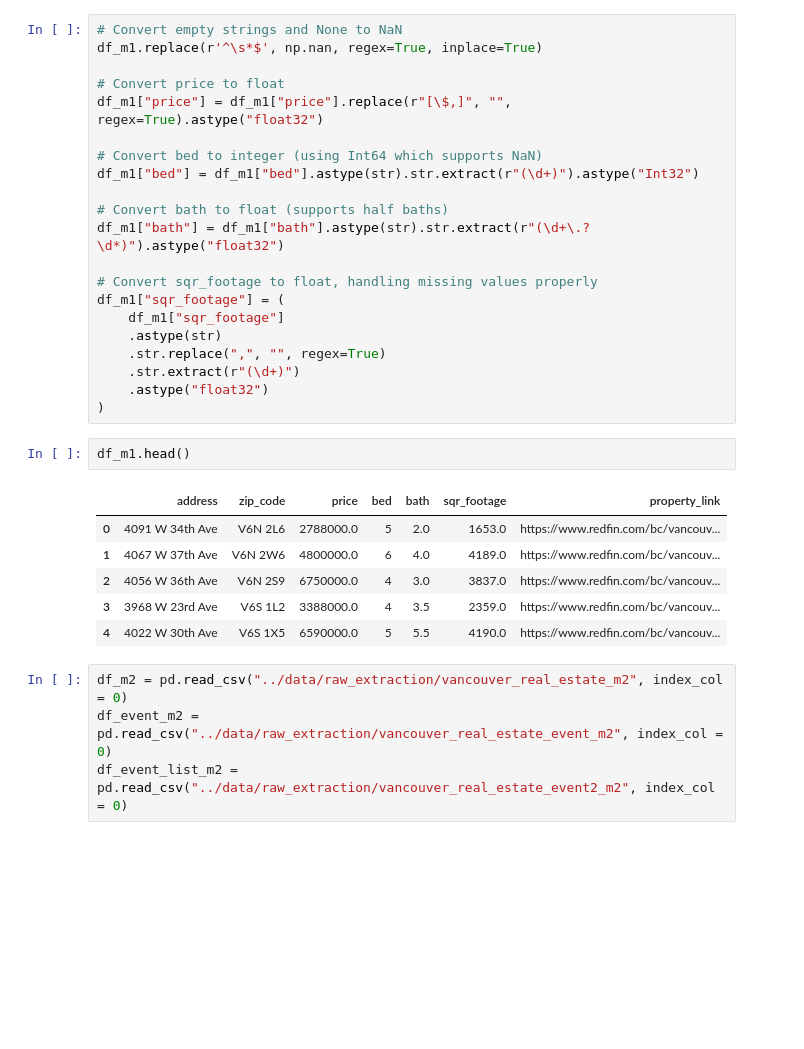
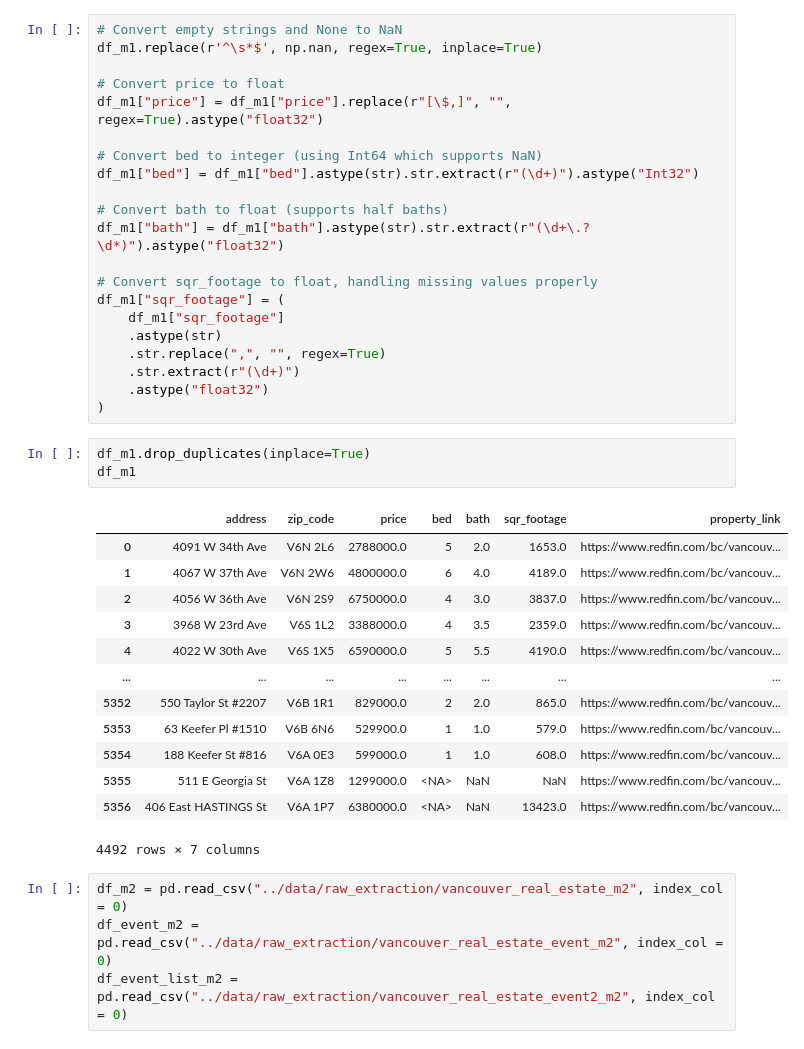
Before and after one commit to chrisgqy/Redfin_RealEstate_ETL, a Jupyter notebook: notebook/transformation.ipynb, the cells around one changed output. Saved outputs shown, nothing was run; the diff lists cells and outputs as text; blank space fills up the shorter version.

```diff
--- a/notebook/transformation.ipynb
+++ b/notebook/transformation.ipynb
@@ -31,15 +31,23 @@ df_m1["sqr_footage"] = (
     .str.extract(r"(\d+)")
     .astype("float32")
 )
-# %%
-df_m1.head()
-# %% [output]
-|  | address | zip_code | price | bed | bath | sqr_footage | property_link |
-| 0 | 4091 W 34th Ave | V6N 2L6 | 2788000.0 | 5 | 2.0 | 1653.0 | https://www.redfin.com/bc/vancouv... |
-| 1 | 4067 W 37th Ave | V6N 2W6 | 4800000.0 | 6 | 4.0 | 4189.0 | https://www.redfin.com/bc/vancouv... |
-| 2 | 4056 W 36th Ave | V6N 2S9 | 6750000.0 | 4 | 3.0 | 3837.0 | https://www.redfin.com/bc/vancouv... |
-| 3 | 3968 W 23rd Ave | V6S 1L2 | 3388000.0 | 4 | 3.5 | 2359.0 | https://www.redfin.com/bc/vancouv... |
-| 4 | 4022 W 30th Ave | V6S 1X5 | 6590000.0 | 5 | 5.5 | 4190.0 | https://www.redfin.com/bc/vancouv... |
+# %%
+df_m1.drop_duplicates(inplace=True)
+df_m1
+# %% [output]
+|  | address | zip_code | price | bed | bath | sqr_footage | property_link |
+| 0 | 4091 W 34th Ave | V6N 2L6 | 2788000.0 | 5 | 2.0 | 1653.0 | https://www.redfin.com/bc/vancouv... |
+| 1 | 4067 W 37th Ave | V6N 2W6 | 4800000.0 | 6 | 4.0 | 4189.0 | https://www.redfin.com/bc/vancouv... |
+| 2 | 4056 W 36th Ave | V6N 2S9 | 6750000.0 | 4 | 3.0 | 3837.0 | https://www.redfin.com/bc/vancouv... |
+| 3 | 3968 W 23rd Ave | V6S 1L2 | 3388000.0 | 4 | 3.5 | 2359.0 | https://www.redfin.com/bc/vancouv... |
+| 4 | 4022 W 30th Ave | V6S 1X5 | 6590000.0 | 5 | 5.5 | 4190.0 | https://www.redfin.com/bc/vancouv... |
+| ... | ... | ... | ... | ... | ... | ... | ... |
+| 5352 | 550 Taylor St #2207 | V6B 1R1 | 829000.0 | 2 | 2.0 | 865.0 | https://www.redfin.com/bc/vancouv... |
+| 5353 | 63 Keefer Pl #1510 | V6B 6N6 | 529900.0 | 1 | 1.0 | 579.0 | https://www.redfin.com/bc/vancouv... |
+| 5354 | 188 Keefer St #816 | V6A 0E3 | 599000.0 | 1 | 1.0 | 608.0 | https://www.redfin.com/bc/vancouv... |
+| 5355 | 511 E Georgia St | V6A 1Z8 | 1299000.0 | <NA> | NaN | NaN | https://www.redfin.com/bc/vancouv... |
+| 5356 | 406 East HASTINGS St | V6A 1P7 | 6380000.0 | <NA> | NaN | 13423.0 | https://www.redfin.com/bc/vancouv... |
+4492 rows × 7 columns
 # %%
 df_m2 = pd.read_csv("../data/raw_extraction/vancouver_real_estate_m2", index_col = 0)
 df_event_m2 = pd.read_csv("../data/raw_extraction/vancouver_real_estate_event_m2", index_col = 0)
```
Also changed, not shown: parts of 5 cells of this notebook, 1 other file.
